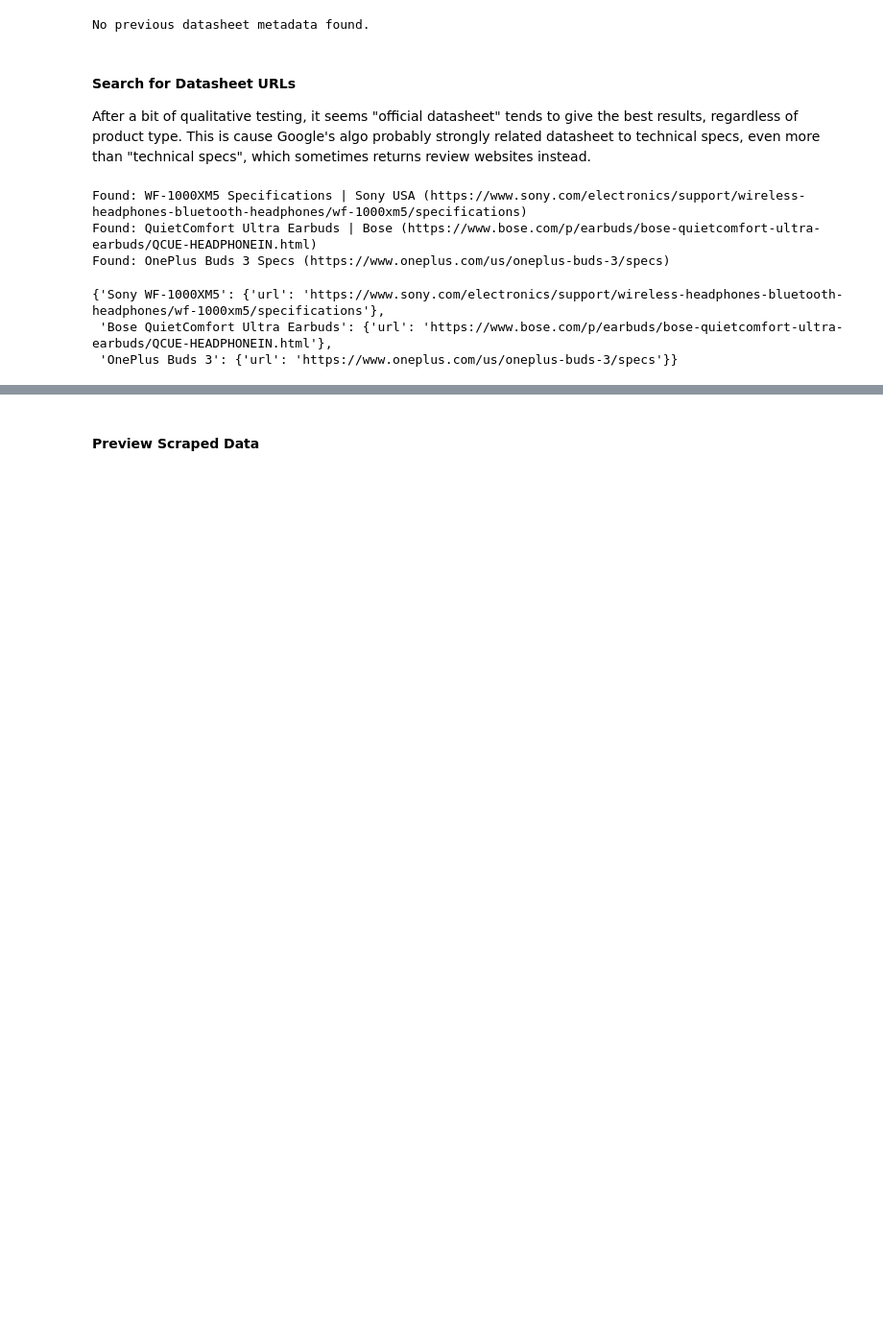
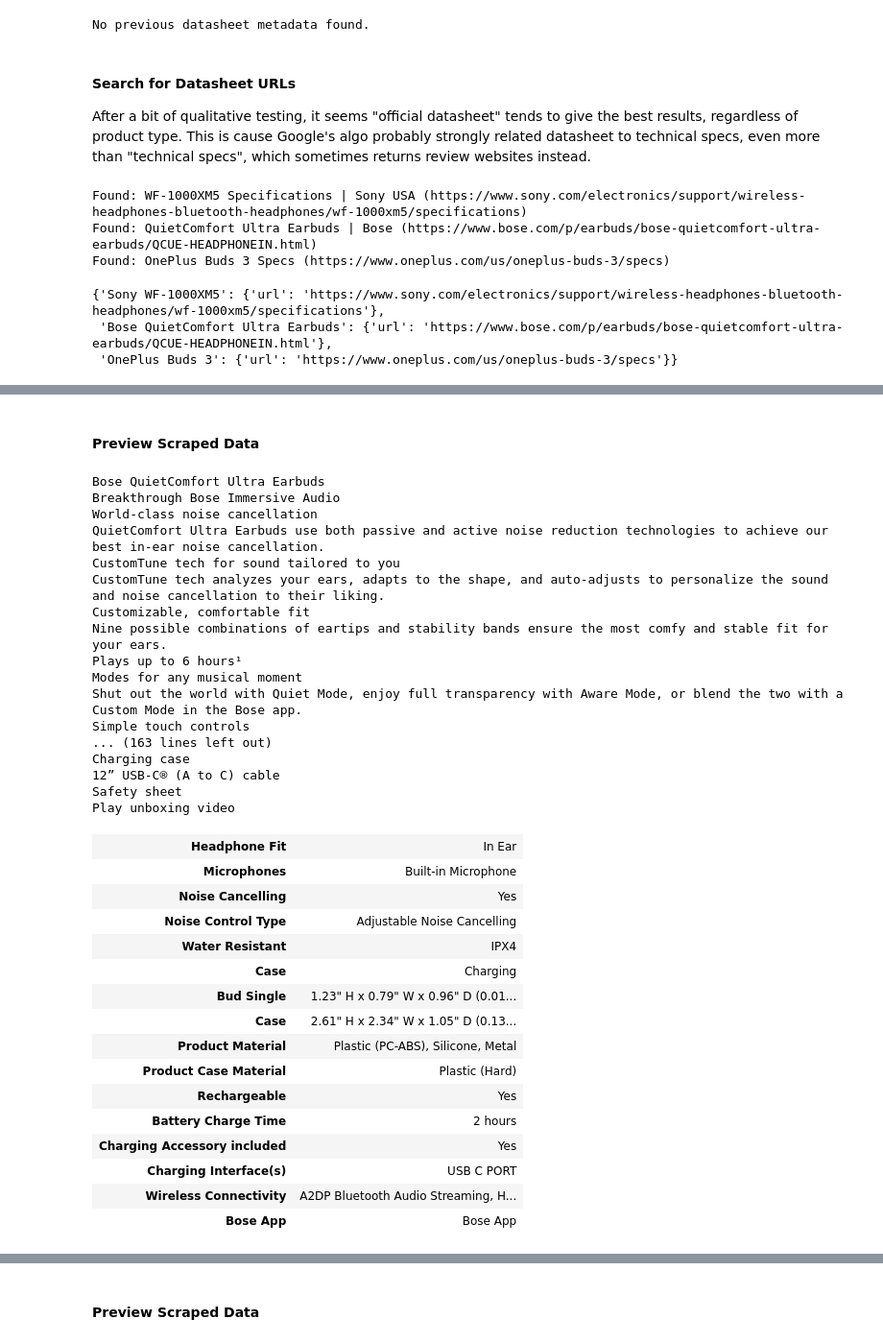
Before and after one commit to isaac8116/AIDS-Project-2, a Jupyter notebook: 2_find_datasheet.ipynb, the cells around one changed output, grey strips where cells are left out. Shown: that part at 96% size. Cells and saved outputs as stored; diff of their text form; code cells hidden in the pictures; blank space fills up the shorter version.

Commit message:
scrape datasheet and clean up HTML a bit

```diff
--- a/2_find_datasheet.ipynb
+++ b/2_find_datasheet.ipynb
@@ -99,0 +103,25 @@ with open(DATASHEET_PATH, "w") as f:
+# %%
+def get_url_html(url):
+    """Get the HTML content of a URL."""
+    # Resolve redirects.
+    res = requests.get(url, allow_redirects=True)
+    if res.status_code != 200:
+        raise Exception(f"Failed to fetch {url}: {res.status_code}")
+    soup = BeautifulSoup(res.text, "html.parser")
+    soup = soup.find("body")
+    for script in soup.find_all(
+        [
+            "script",
+            "style",
+            "link",
+            "svg",
+            "img",
+            "header",
+            "footer",
+            "nav",
+            "video",
+            "iframe",
+        ]
+    ):
+        script.decompose()
+    return soup.prettify()
@@ -99,0 +148,44 @@ with open(DATASHEET_PATH, "w") as f:
+# %% [markdown]
+#### Preview Scraped Data
+# %%
+display(
+    HTML(
+        get_url_html(
+            "https://www.bose.com/p/earbuds/bose-quietcomfort-ultra-earbuds/QCUE-HEADPHONEIN.html"
+        )
+    )
+)
+# %% [output]
+Bose QuietComfort Ultra Earbuds
+Breakthrough Bose Immersive Audio
+World-class noise cancellation
+QuietComfort Ultra Earbuds use both passive and active noise reduction technologies to achieve our best in-ear noise cancellation.
+CustomTune tech for sound tailored to you
+CustomTune tech analyzes your ears, adapts to the shape, and auto-adjusts to personalize the sound and noise cancellation to their liking.
+Customizable, comfortable fit
+Nine possible combinations of eartips and stability bands ensure the most comfy and stable fit for your ears.
+Plays up to 6 hours¹
+Modes for any musical moment
+Shut out the world with Quiet Mode, enjoy full transparency with Aware Mode, or blend the two with a Custom Mode in the Bose app.
+Simple touch controls
+... (163 lines left out)
+Charging case
+12” USB-C® (A to C) cable
+Safety sheet
+Play unboxing video
+| Headphone Fit | In Ear |
+| Microphones | Built-in Microphone |
+| Noise Cancelling | Yes |
+| Noise Control Type | Adjustable Noise Cancelling |
+| Water Resistant | IPX4 |
+| Case | Charging |
+| Bud Single | 1.23" H x 0.79" W x 0.96" D (0.01... |
+| Case | 2.61" H x 2.34" W x 1.05" D (0.13... |
+| Product Material | Plastic (PC-ABS), Silicone, Metal |
+| Product Case Material | Plastic (Hard) |
+| Rechargeable | Yes |
+| Battery Charge Time | 2 hours |
+| Charging Accessory included | Yes |
+| Charging Interface(s) | USB C PORT |
+| Wireless Connectivity | A2DP Bluetooth Audio Streaming, H... |
+| Bose App | Bose App |
```
Also changed, not shown: parts of 10 cells of this notebook.
